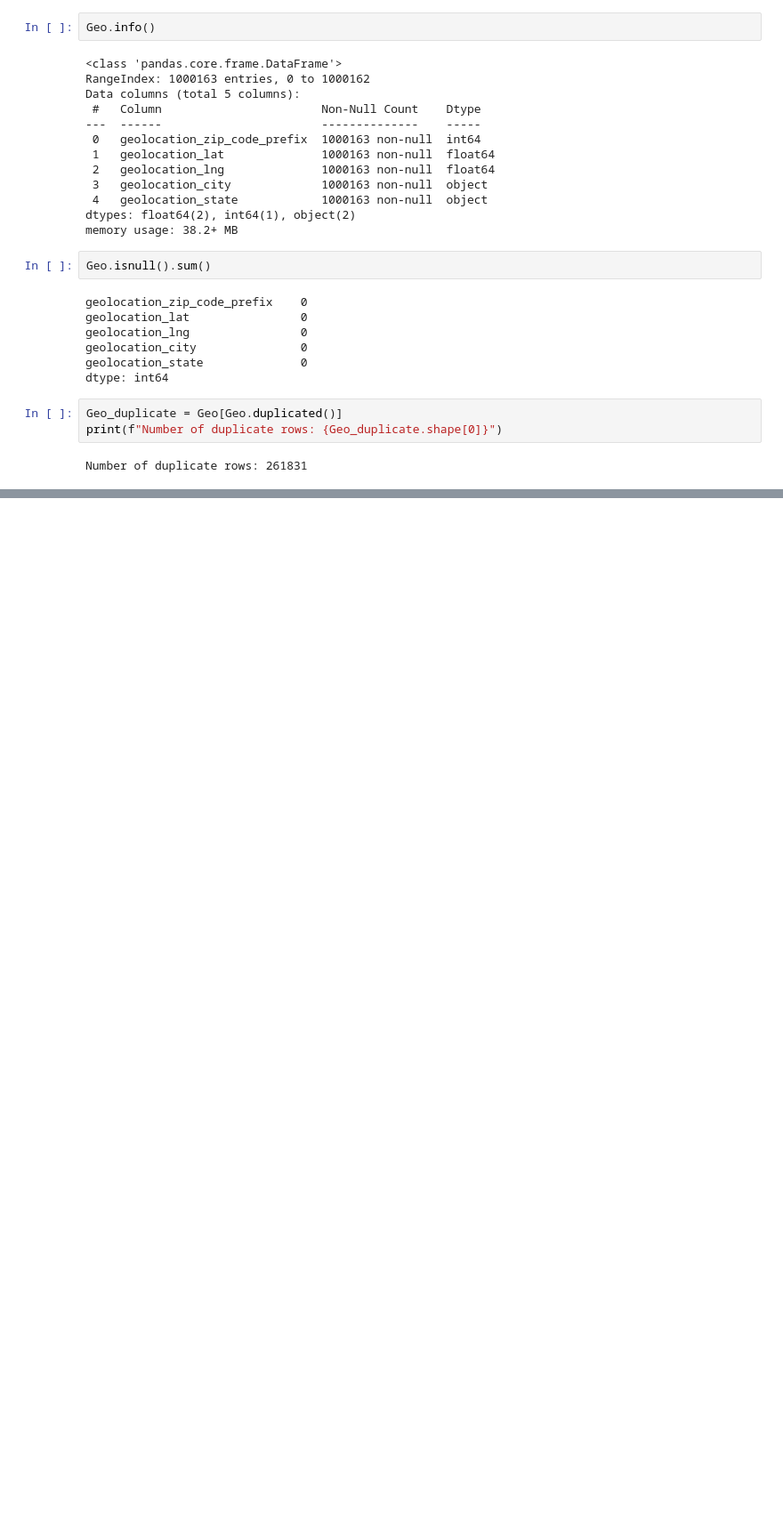
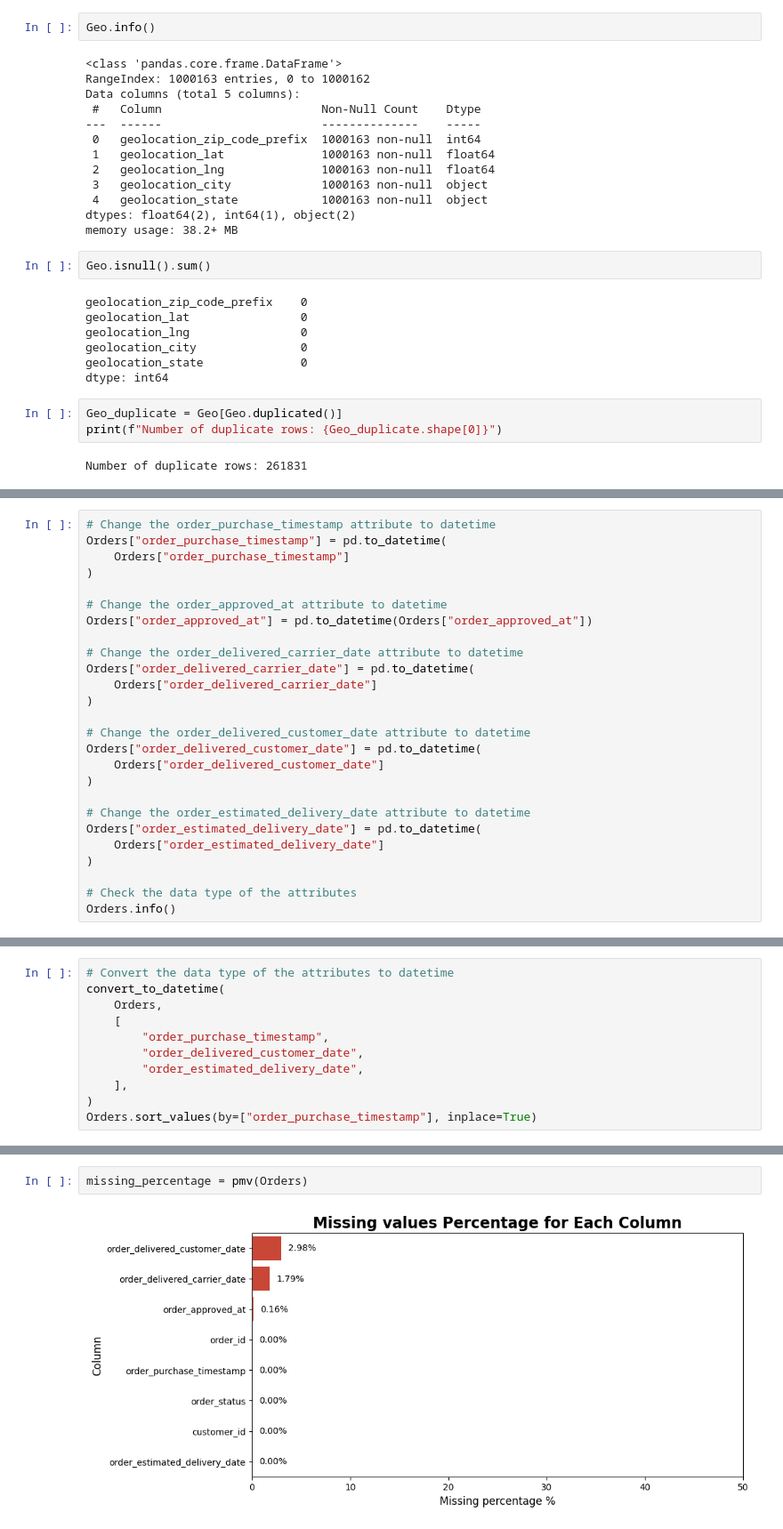
Before and after one commit to Adithya-Venkatraman05/Brazilian-E-commerce-Data-Analysis, a Jupyter notebook: Notebooks/Understanding_Data.ipynb, the cells around one changed output, grey strips where cells are left out. Shown at 89% size. Drawn from its saved outputs; the diff is of its cells as text; blank space fills up the shorter version.

```diff
--- a/Notebooks/Understanding_Data.ipynb
+++ b/Notebooks/Understanding_Data.ipynb
@@ -617,0 +653,26 @@ Number of duplicate rows: 261831
+# %%
+# Change the order_purchase_timestamp attribute to datetime
+Orders["order_purchase_timestamp"] = pd.to_datetime(
+    Orders["order_purchase_timestamp"]
+)
+
+# Change the order_approved_at attribute to datetime
+Orders["order_approved_at"] = pd.to_datetime(Orders["order_approved_at"])
+
+# Change the order_delivered_carrier_date attribute to datetime
+Orders["order_delivered_carrier_date"] = pd.to_datetime(
+    Orders["order_delivered_carrier_date"]
+)
+
+# Change the order_delivered_customer_date attribute to datetime
+Orders["order_delivered_customer_date"] = pd.to_datetime(
+    Orders["order_delivered_customer_date"]
+)
+
+# Change the order_estimated_delivery_date attribute to datetime
+Orders["order_estimated_delivery_date"] = pd.to_datetime(
+    Orders["order_estimated_delivery_date"]
+)
+
+# Check the data type of the attributes
+Orders.info()
@@ -617,0 +700,11 @@ Number of duplicate rows: 261831
+# %%
+# Convert the data type of the attributes to datetime
+convert_to_datetime(
+    Orders,
+    [
+        "order_purchase_timestamp",
+        "order_delivered_customer_date",
+        "order_estimated_delivery_date",
+    ],
+)
+Orders.sort_values(by=["order_purchase_timestamp"], inplace=True)
@@ -617,0 +738,4 @@ Number of duplicate rows: 261831
+# %%
+missing_percentage = pmv(Orders)
+# %% [output]
+[figure, added]
```
Also changed, not shown: parts of 80 cells of this notebook, 2 other files.
